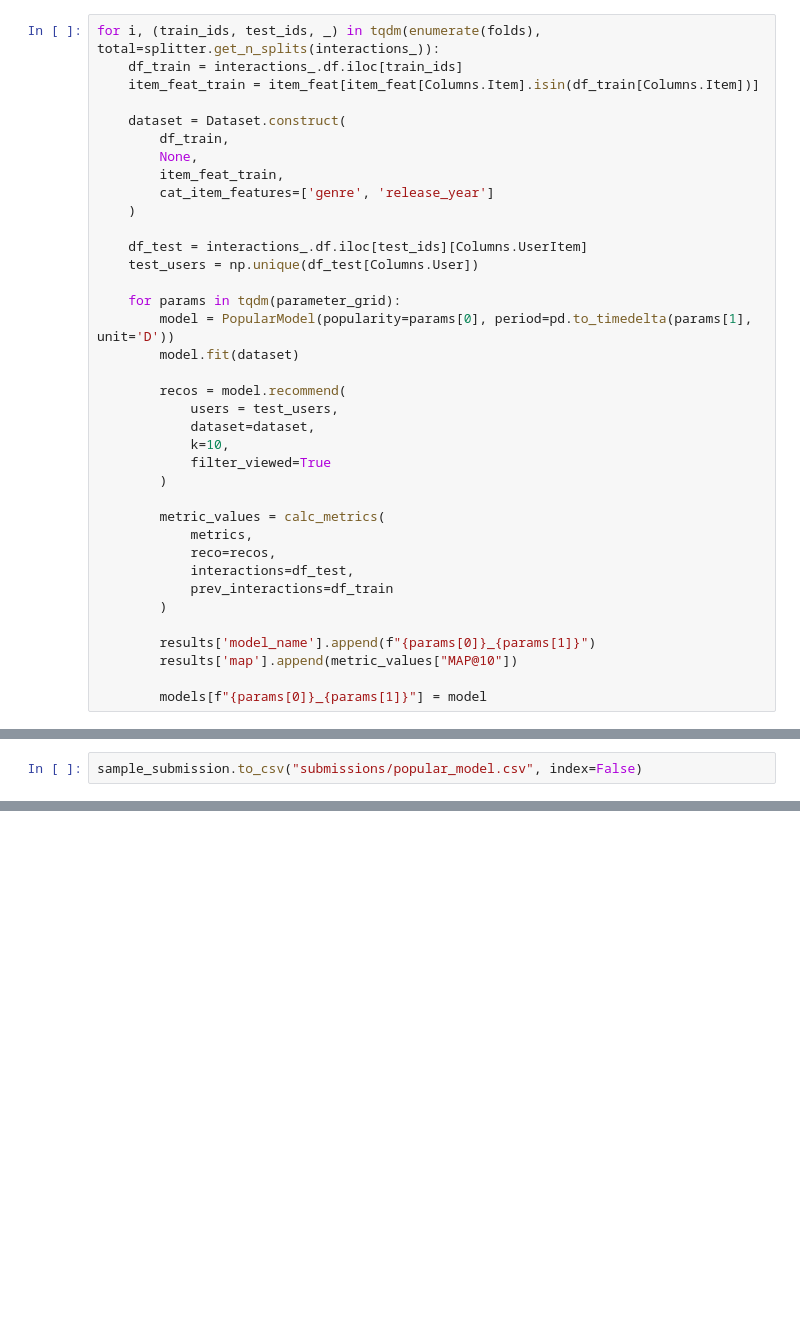
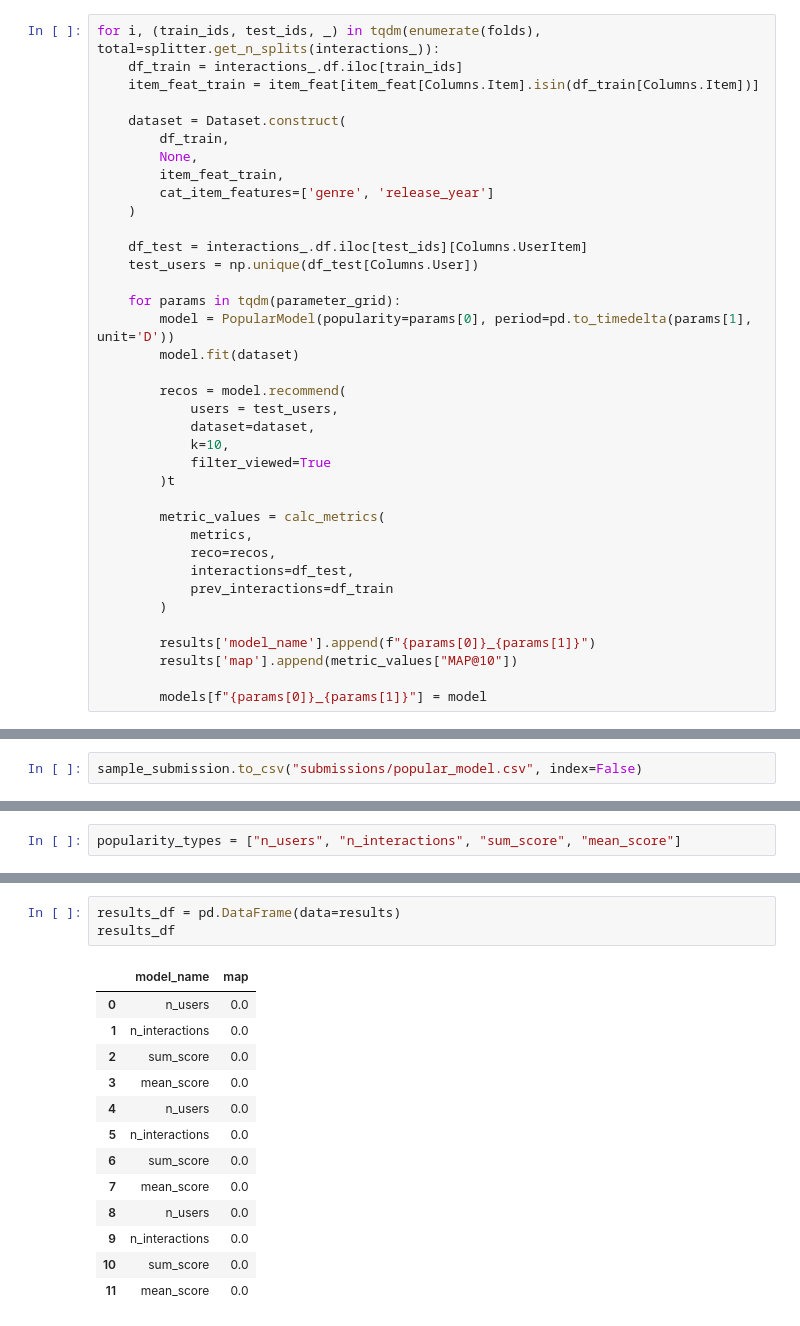
Before and after one commit to daniildiveev/mts-recsys, a Jupyter notebook: 1st_homework.ipynb, the cells around one changed output, grey strips where cells are left out. Drawn from its saved outputs; the diff is of its cells as text; blank space fills up the shorter version.

```diff
--- a/1st_homework.ipynb
+++ b/1st_homework.ipynb
@@ -163,7 +190,7 @@ for i, (train_ids, test_ids, _) in tqdm(enumerate(folds), total=splitter.get_n_s
             dataset=dataset,
             k=10,
             filter_viewed=True
-        )
+        )t
 
         metric_values = calc_metrics(
             metrics,
@@ -225,0 +255,2 @@ sample_submission.to_csv("submissions/popular_model.csv", index=False)
+# %%
+popularity_types = ["n_users", "n_interactions", "sum_score", "mean_score"]
@@ -225,0 +304,17 @@ sample_submission.to_csv("submissions/popular_model.csv", index=False)
+# %%
+results_df = pd.DataFrame(data=results)
+results_df
+# %% [output]
+|  | model_name | map |
+| 0 | n_users | 0.0 |
+| 1 | n_interactions | 0.0 |
+| 2 | sum_score | 0.0 |
+| 3 | mean_score | 0.0 |
+| 4 | n_users | 0.0 |
+| 5 | n_interactions | 0.0 |
+| 6 | sum_score | 0.0 |
+| 7 | mean_score | 0.0 |
+| 8 | n_users | 0.0 |
+| 9 | n_interactions | 0.0 |
+| 10 | sum_score | 0.0 |
+| 11 | mean_score | 0.0 |
```
Also changed, not shown: parts of 20 cells of this notebook.
